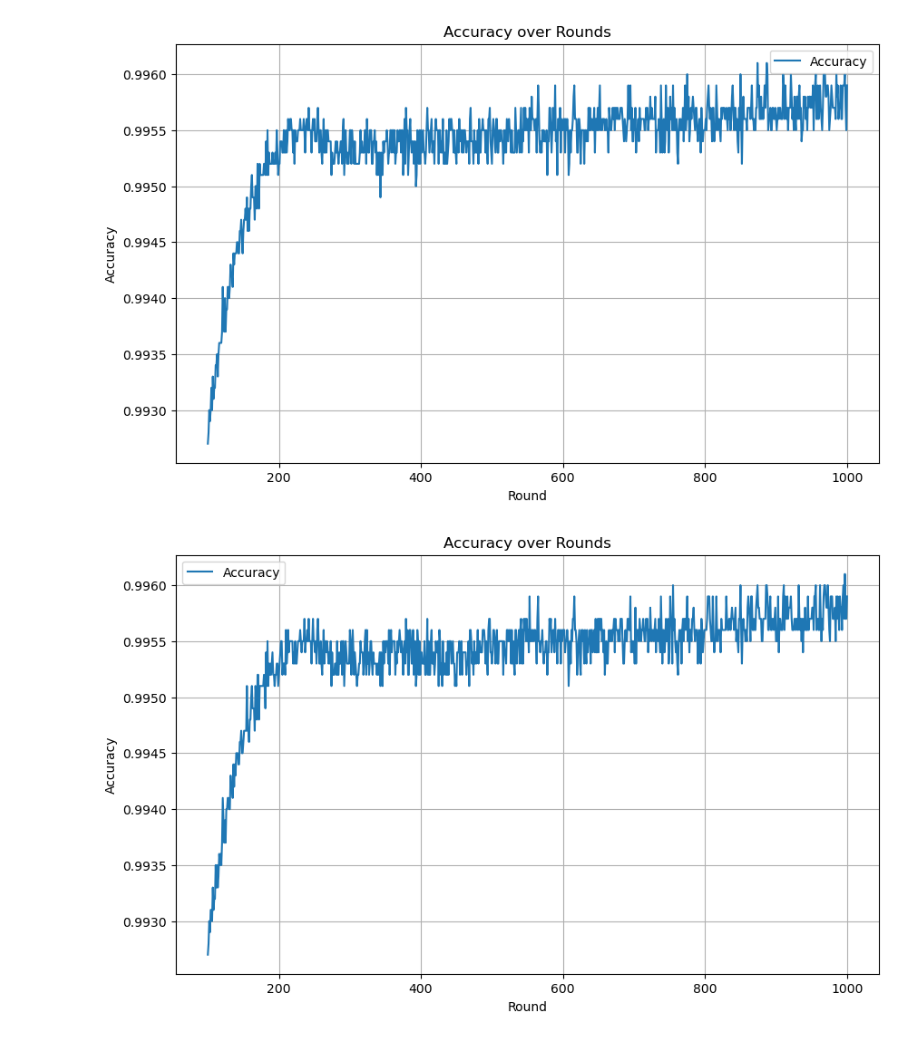
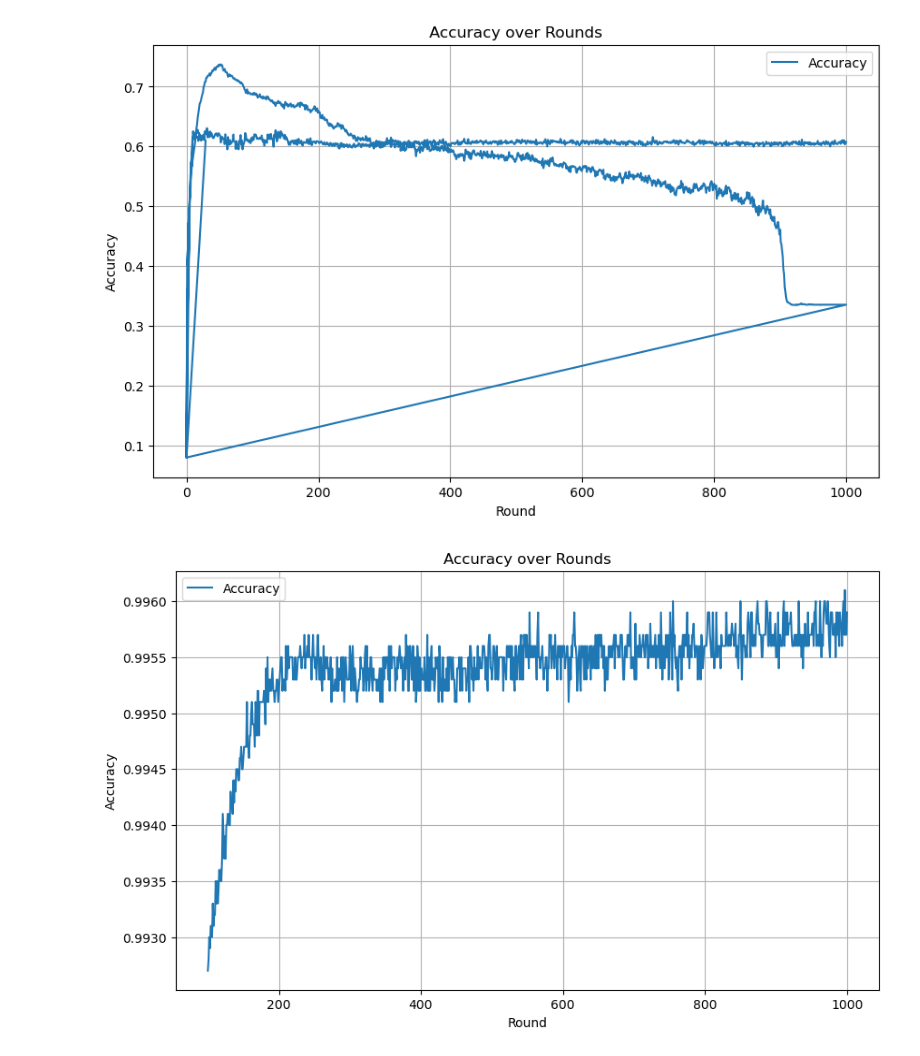
Before and after one commit to PangYuanbo/FedCP, a Jupyter notebook: system/results/view.ipynb, the cells around one changed output. Saved outputs shown, nothing was run; the diff lists cells and outputs as text; code cells hidden in the pictures.

Commit message:
Mnist_pretrain

```diff
--- a/system/results/view.ipynb
+++ b/system/results/view.ipynb
@@ -1,34 +1,34 @@
 # %%
 import matplotlib.pyplot as plt
 
 # 文件路径
-file_path = 'results_mnist-0.1-npz_1000_0.0050.txt'
+file_path = 'results_cifar-10-past_1000_0.0050.txt'
 
 # 初始化数据存储
 rounds = []
 acc_values = []
 
 # 读取文件并解析数据
 with open(file_path, 'r') as file:
     lines = file.readlines()[1:]  # 跳过第一行
     for line in lines:
         parts = line.split()
         round_num = int(parts[1][:-1])  # 提取Round号，去掉冒号
         acc_value = float(parts[-1])   # 提取最后一个值作为ACC值
         rounds.append(round_num)
         acc_values.append(acc_value)
 
 # 绘制折线图
 plt.figure(figsize=(10, 6))
 plt.plot(rounds, acc_values, label='Accuracy')  # 移除 marker='o'
 plt.xlabel('Round')
 plt.ylabel('Accuracy')
 plt.title('Accuracy over Rounds')
 plt.grid()
 plt.legend()
 plt.show()
 # %% [output]
-[figure, old version]
+[figure, new version]
 # %%
 import matplotlib.pyplot as plt
 
```
Also changed, not shown: 2 other files.
